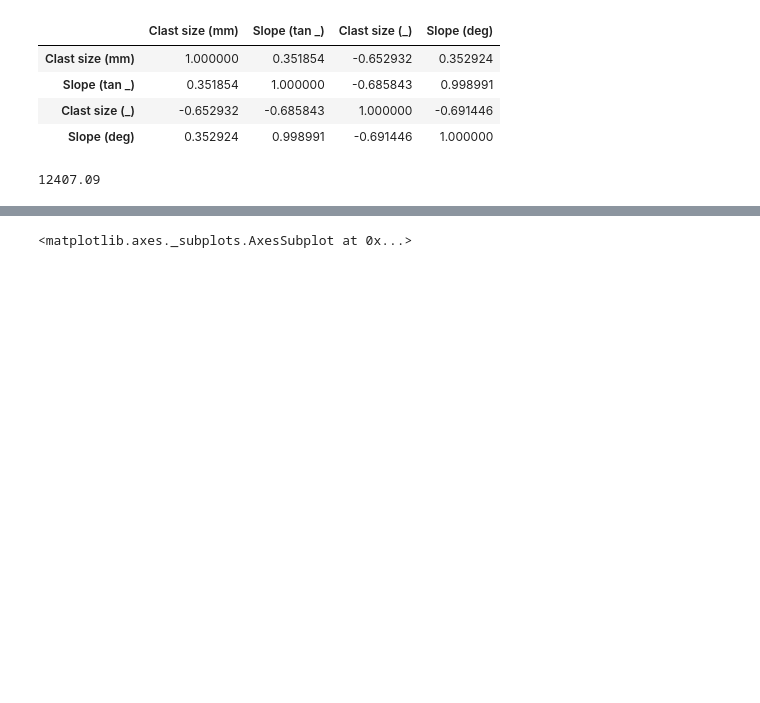
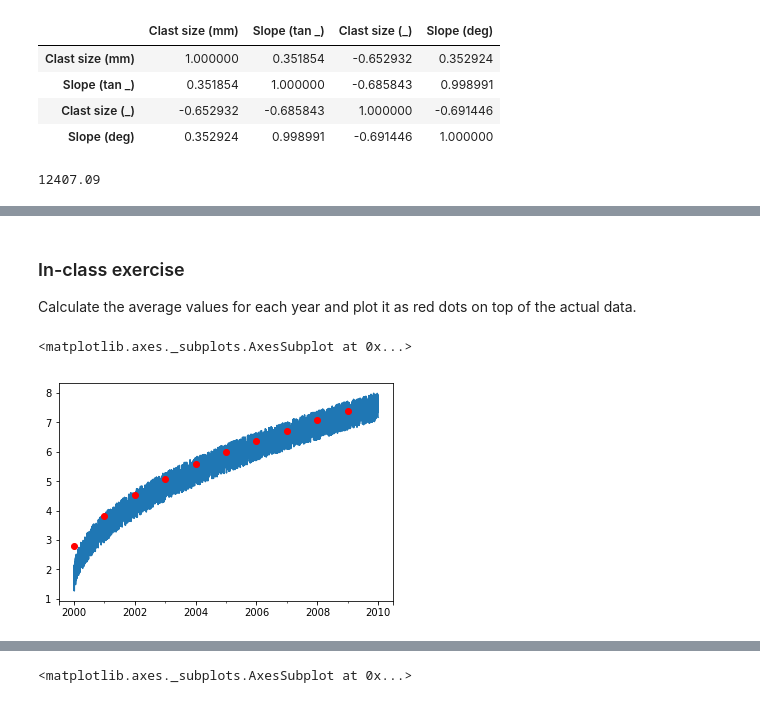
Before and after one commit to hydrogeology-graz/geopython_course, a Jupyter notebook: Lecture_6/Notebook5.ipynb, the cells around one changed output, grey strips where cells are left out. Cells and saved outputs as stored; diff of their text form; code cells hidden in the pictures; blank space fills up the shorter version.

```diff
--- a/Lecture_6/Notebook5.ipynb
+++ b/Lecture_6/Notebook5.ipynb
@@ -146,0 +180,9 @@ Again, there are many options to write those files, but pandas inbuilt methods a
+# %% [markdown]
+### In-class exercise
+Calculate the average values for each year and plot it as red dots on top of the actual data.
+# %%
+ts.plot()
+ts.resample("A").mean().plot(marker="o", c="r", linestyle=" ")
+# %% [output]
+<matplotlib.axes._subplots.AxesSubplot at 0x...>
+[figure, added]
```
Also changed, not shown: parts of 21 cells of this notebook.
